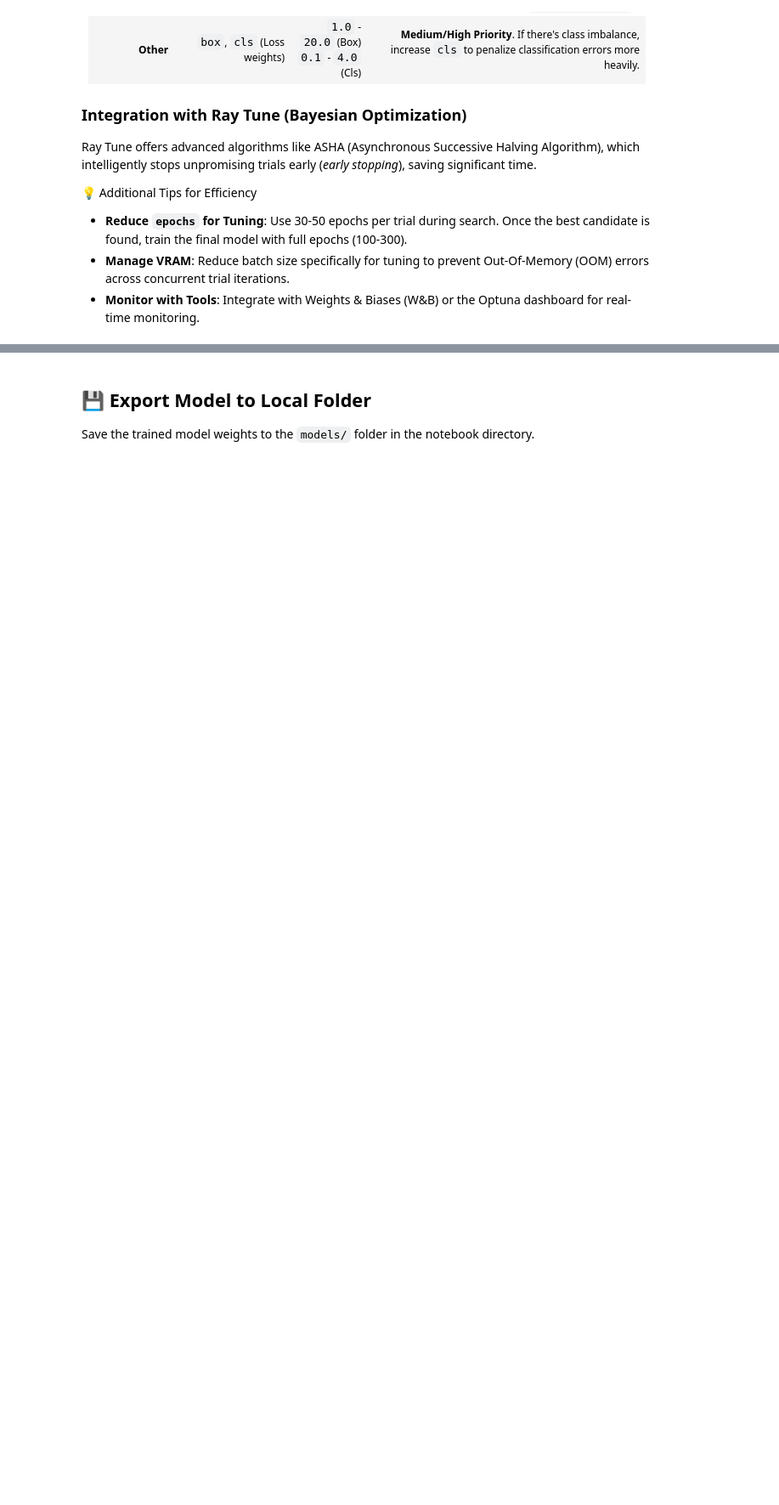
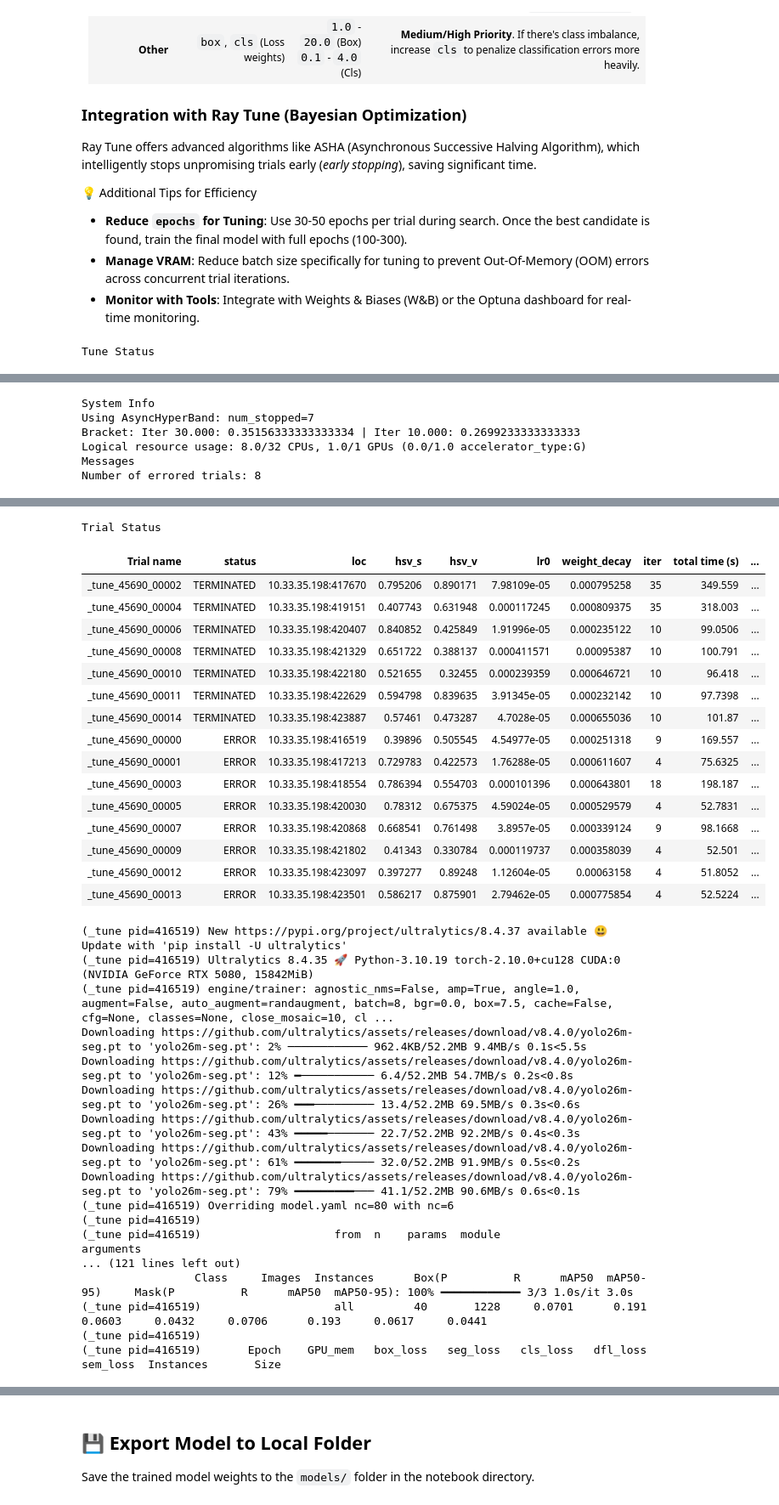
Before and after one commit to DwiAnggaraNS/Automatic-Cutting-Description, a Jupyter notebook: notebooks/training/YOLO_Trainer.ipynb, the cells around one changed output, grey strips where cells are left out. Shown at 85% size. Drawn from its saved outputs; the diff is of its cells as text; code cells hidden in the pictures; blank space fills up the shorter version.

Commit message:
add(history): tuning history using Bayesian Opt

```diff
--- a/notebooks/training/YOLO_Trainer.ipynb
+++ b/notebooks/training/YOLO_Trainer.ipynb
@@ -32,7 +32,7 @@ from pathlib import Path
 
 
 # ----- DATASET CONFIGURATION -----
-VERSION = "Batch3and4_YOLO_960"  # Dataset folder name
+VERSION = "Batch3and4_YOLO"  # Dataset folder name
 
 # Auto-detect environment (Colab vs Local)
 def detect_environment():
@@ -54,7 +54,7 @@ DATASET_YAML = DATASET_ROOT / "data.yaml"
 
 # ----- TRAINING CONFIGURATION -----
 RUNNER_NAME = "YOLO26m_Batch4_March_Dataset"  # Experiment name (for saving results)
-TARGET_EPOCHS = 150  # Maximum number of epochs
+TARGET_EPOCHS = 120  # Maximum number of epochs
 IMG_SIZE = 960  # Input image size
 BATCH_SIZE = 16  # Manually set to 16 (bypassing broken YOLO AutoBatch)
 WORKERS = 2     # Reduced from 8 to 2 threads to prevent Linux OOM Killer on system RAM
@@ -71,7 +71,7 @@ SAHI_SLICE_SIZE = 640 # Online slicing size
 SAHI_OVERLAP = 0.2  # Online slicing overlap ratio
 
 # ----- HISTORY CONFIGURATION -----
-HISTORY_NAME = "history_yolo26m_batch4_march_dataset"  # Name for saving in training_history.txt
+HISTORY_NAME = "history_yolo26m_batch4_march_dataset_960_tuned"  # Name for saving in training_history.txt
 
 print("=" * 60)
 print("🎯 TRAINING CONFIGURATION")
@@ -84,7 +84,6 @@ print(f"Epochs:          {TARGET_EPOCHS}")
 print(f"Batch Size:      {BATCH_SIZE}")
 print(f"Workers (CPU):   {WORKERS}")
 print(f"Image Size:      {IMG_SIZE}")
-print(f"Focal Loss:      {'Enabled' if USE_FOCAL_LOSS else 'Disabled'} (Gamma: {FOCAL_LOSS_GAMMA})")
 print(f"Use SAHI Test:   {USE_SAHI_FOR_TEST}")
 print(f"History Name:    {HISTORY_NAME}")
 print("=" * 60)
@@ -852,4 +851,6 @@ def run_hyperparameter_tuning():
     return tune_results
 
 # ⚠️ Uncomment the line below when you are ready to run hyperparameter tuning
-# best_tune_results = run_hyperparameter_tuning()
+best_tune_results = run_hyperparameter_tuning()
+# %% [output]
+Tune Status
@@ -855,0 +860,6 @@ def run_hyperparameter_tuning():
+System Info
+Using AsyncHyperBand: num_stopped=7
+Bracket: Iter 30.000: 0.35156333333333334 | Iter 10.000: 0.2699233333333333
+Logical resource usage: 8.0/32 CPUs, 1.0/1 GPUs (0.0/1.0 accelerator_type:G)
+Messages
+Number of errored trials: 8
@@ -855,0 +875,34 @@ def run_hyperparameter_tuning():
+Trial Status
+| Trial name | status | loc | hsv_s | hsv_v | lr0 | weight_decay | iter | total time (s) | ... |
+| _tune_45690_00002 | TERMINATED | 10.33.35.198:417670 | 0.795206 | 0.890171 | 7.98109e-05 | 0.000795258 | 35 | 349.559 | ... |
+| _tune_45690_00004 | TERMINATED | 10.33.35.198:419151 | 0.407743 | 0.631948 | 0.000117245 | 0.000809375 | 35 | 318.003 | ... |
+| _tune_45690_00006 | TERMINATED | 10.33.35.198:420407 | 0.840852 | 0.425849 | 1.91996e-05 | 0.000235122 | 10 | 99.0506 | ... |
+| _tune_45690_00008 | TERMINATED | 10.33.35.198:421329 | 0.651722 | 0.388137 | 0.000411571 | 0.00095387 | 10 | 100.791 | ... |
+| _tune_45690_00010 | TERMINATED | 10.33.35.198:422180 | 0.521655 | 0.32455 | 0.000239359 | 0.000646721 | 10 | 96.418 | ... |
+| _tune_45690_00011 | TERMINATED | 10.33.35.198:422629 | 0.594798 | 0.839635 | 3.91345e-05 | 0.000232142 | 10 | 97.7398 | ... |
+| _tune_45690_00014 | TERMINATED | 10.33.35.198:423887 | 0.57461 | 0.473287 | 4.7028e-05 | 0.000655036 | 10 | 101.87 | ... |
+| _tune_45690_00000 | ERROR | 10.33.35.198:416519 | 0.39896 | 0.505545 | 4.54977e-05 | 0.000251318 | 9 | 169.557 | ... |
+| _tune_45690_00001 | ERROR | 10.33.35.198:417213 | 0.729783 | 0.422573 | 1.76288e-05 | 0.000611607 | 4 | 75.6325 | ... |
+| _tune_45690_00003 | ERROR | 10.33.35.198:418554 | 0.786394 | 0.554703 | 0.000101396 | 0.000643801 | 18 | 198.187 | ... |
+| _tune_45690_00005 | ERROR | 10.33.35.198:420030 | 0.78312 | 0.675375 | 4.59024e-05 | 0.000529579 | 4 | 52.7831 | ... |
+| _tune_45690_00007 | ERROR | 10.33.35.198:420868 | 0.668541 | 0.761498 | 3.8957e-05 | 0.000339124 | 9 | 98.1668 | ... |
+| _tune_45690_00009 | ERROR | 10.33.35.198:421802 | 0.41343 | 0.330784 | 0.000119737 | 0.000358039 | 4 | 52.501 | ... |
+| _tune_45690_00012 | ERROR | 10.33.35.198:423097 | 0.397277 | 0.89248 | 1.12604e-05 | 0.00063158 | 4 | 51.8052 | ... |
+| _tune_45690_00013 | ERROR | 10.33.35.198:423501 | 0.586217 | 0.875901 | 2.79462e-05 | 0.000775854 | 4 | 52.5224 | ... |
+(_tune pid=416519) New https://pypi.org/project/ultralytics/8.4.37 available 😃 Update with 'pip install -U ultralytics'
+(_tune pid=416519) Ultralytics 8.4.35 🚀 Python-3.10.19 torch-2.10.0+cu128 CUDA:0 (NVIDIA GeForce RTX 5080, 15842MiB)
+(_tune pid=416519) engine/trainer: agnostic_nms=False, amp=True, angle=1.0, augment=False, auto_augment=randaugment, batch=8, bgr=0.0, box=7.5, cache=False, cfg=None, classes=None, close_mosaic=10, cl ...
+Downloading https://github.com/ultralytics/assets/releases/download/v8.4.0/yolo26m-seg.pt to 'yolo26m-seg.pt': 2% ──────────── 962.4KB/52.2MB 9.4MB/s 0.1s<5.5s
+Downloading https://github.com/ultralytics/assets/releases/download/v8.4.0/yolo26m-seg.pt to 'yolo26m-seg.pt': 12% ━─────────── 6.4/52.2MB 54.7MB/s 0.2s<0.8s
+Downloading https://github.com/ultralytics/assets/releases/download/v8.4.0/yolo26m-seg.pt to 'yolo26m-seg.pt': 26% ━━━───────── 13.4/52.2MB 69.5MB/s 0.3s<0.6s
+Downloading https://github.com/ultralytics/assets/releases/download/v8.4.0/yolo26m-seg.pt to 'yolo26m-seg.pt': 43% ━━━━━─────── 22.7/52.2MB 92.2MB/s 0.4s<0.3s
+Downloading https://github.com/ultralytics/assets/releases/download/v8.4.0/yolo26m-seg.pt to 'yolo26m-seg.pt': 61% ━━━━━━━───── 32.0/52.2MB 91.9MB/s 0.5s<0.2s
+Downloading https://github.com/ultralytics/assets/releases/download/v8.4.0/yolo26m-seg.pt to 'yolo26m-seg.pt': 79% ━━━━━━━━━─── 41.1/52.2MB 90.6MB/s 0.6s<0.1s
+(_tune pid=416519) Overriding model.yaml nc=80 with nc=6
+(_tune pid=416519)
+(_tune pid=416519)                    from  n    params  module                                       arguments
+... (121 lines left out)
+                 Class     Images  Instances      Box(P          R      mAP50  mAP50-95)     Mask(P          R      mAP50  mAP50-95): 100% ━━━━━━━━━━━━ 3/3 1.0s/it 3.0s
+(_tune pid=416519)                    all         40       1228     0.0701      0.191     0.0603     0.0432     0.0706      0.193     0.0617     0.0441
+(_tune pid=416519)
+(_tune pid=416519)       Epoch    GPU_mem   box_loss   seg_loss   cls_loss   dfl_loss   sem_loss  Instances       Size
```
Also changed, not shown: parts of 6 cells of this notebook.
